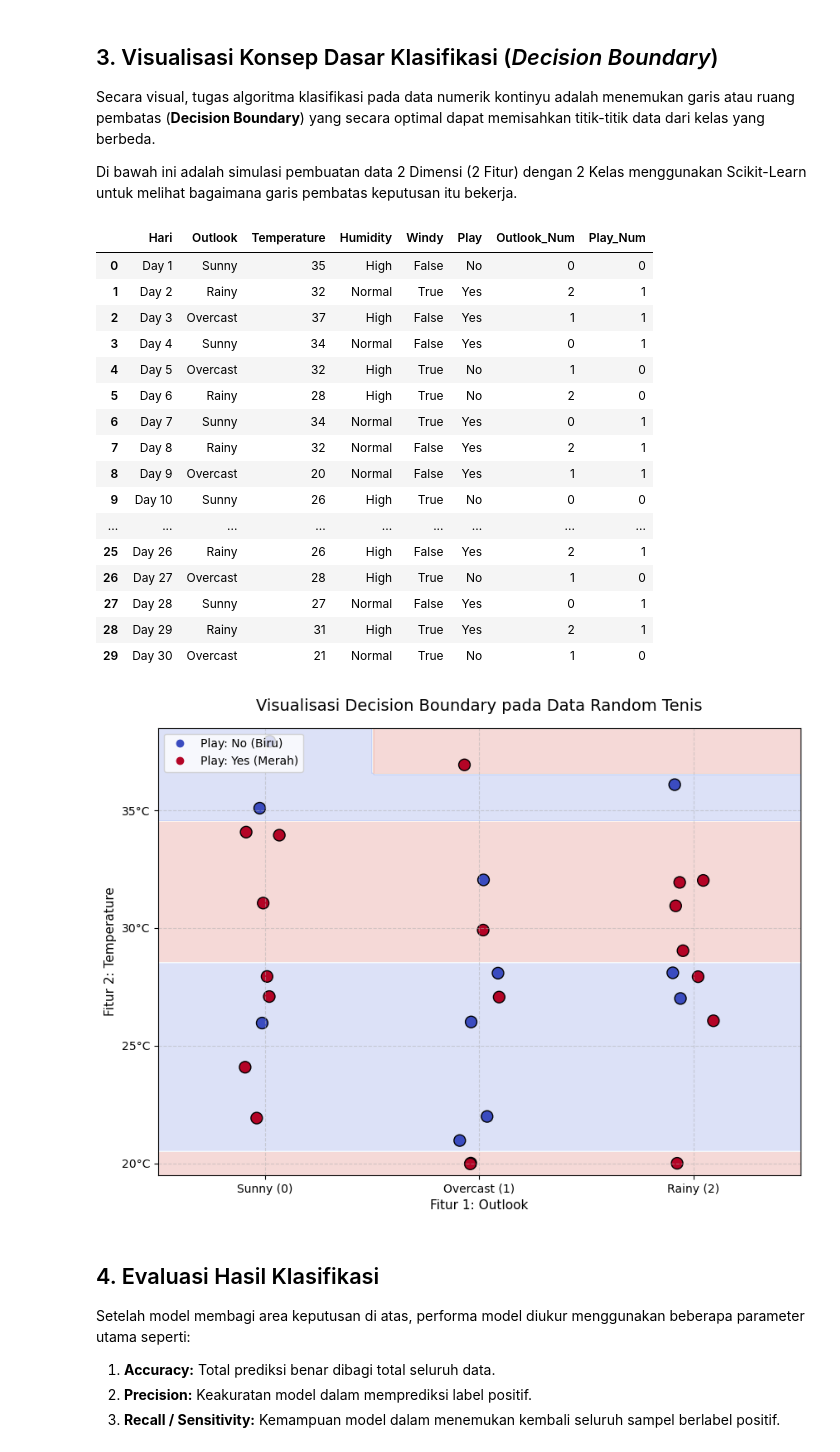
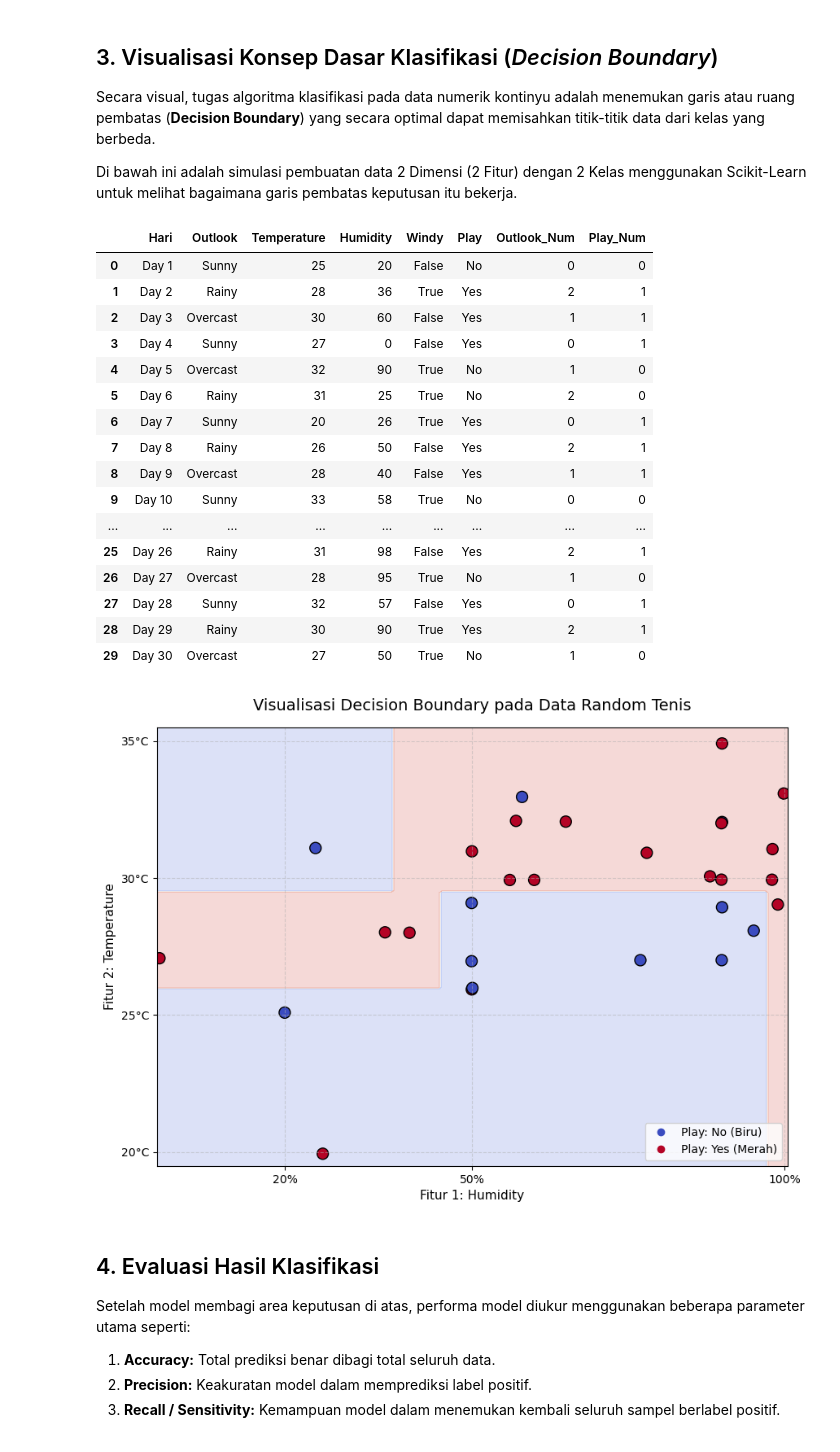
Before and after one commit to HasyaFerdiansyahNR20/2026_class, a Jupyter notebook: data-mining/course2-classification.ipynb, the cells around one changed output. Cells and saved outputs as stored; diff of their text form; code cells hidden in the pictures.

```diff
--- a/data-mining/course2-classification.ipynb
+++ b/data-mining/course2-classification.ipynb
@@ -22,8 +22,9 @@ import numpy as np
 data_random = {
     'Hari': [f'Day {i}' for i in range(1, 31)], # ditambah menjadi 30 hari
     'Outlook': ['Sunny', 'Rainy', 'Overcast', 'Sunny', 'Overcast', 'Rainy', 'Sunny', 'Rainy', 'Overcast', 'Sunny', 'Rainy', 'Overcast', 'Sunny', 'Rainy', 'Overcast', 'Sunny', 'Rainy', 'Overcast', 'Sunny', 'Overcast', 'Rainy', 'Sunny', 'Rainy', 'Overcast', 'Sunny', 'Rainy', 'Overcast', 'Sunny', 'Rainy', 'Overcast'],
-    'Temperature': [np.random.randint(20, 40) for _ in range(30)], # ditambah menjadi 30 hari
-    'Humidity': ['High', 'Normal', 'High', 'Normal', 'High', 'High', 'Normal', 'Normal', 'Normal', 'High', 'High', 'Normal', 'High', 'Normal', 'High', 'High', 'Normal', 'High', 'High', 'Normal', 'High', 'High', 'Normal', 'Normal', 'Normal', 'High', 'High', 'Normal', 'High', 'Normal'],
+    'Temperature': [25, 28, 30, 27, 32, 31, 20, 26, 28, 33, 30, 31, 32, 27, 35, 29, 29, 30, 31, 26, 32, 33, 29, 27, 30, 31, 28, 32, 30, 27], # ditambah menjadi 30 hari
+    # humidity unitnya adalah persentase
+    'Humidity': [20, 36, 60, 0, 90, 25, 26, 50, 40, 58, 56, 50, 65, 77, 90, 90, 50, 88, 78, 50, 90, 100, 99, 90, 98, 98, 95, 57, 90, 50],
     'Windy': [False, True, False, False, True, True, True, False, False, True, False, True, False, True, True, False, True, False, False, True, True, True, False, False, True, False, True, False, True, True],
     'Play': ['No', 'Yes', 'Yes', 'Yes', 'No', 'No', 'Yes', 'Yes', 'Yes', 'No', 'Yes', 'Yes', 'Yes', 'No', 'Yes', 'No', 'No', 'Yes', 'Yes', 'No', 'Yes', 'Yes', 'Yes', 'No', 'Yes', 'Yes', 'No', 'Yes', 'Yes', 'No']
 }
@@ -68,9 +69,9 @@ from sklearn.tree import DecisionTreeClassifier
 # 2. Proses Encoding: Mengubah Teks menjadi Angka Numerik
 # Kita buat mapping manual agar nilainya konsisten
 outlook_map = {'Sunny': 0, 'Overcast': 1, 'Rainy': 2}
-temp_map = {'Cool': 0, 'Mild': 1, 'Hot': 2}
+# temp_map = {'Cool': 0, 'Mild': 1, 'Hot': 2}
 play_map = {'No': 0, 'Yes': 1}
-humidity_map = {'High': 0, 'Normal': 1}
+# humidity_map = {'High': 0, 'Normal': 1}
 
 df['Outlook_Num'] = df['Outlook'].map(outlook_map)
 # df['Temp_Num'] = df['Temperature'].map(temp_map)
@@ -80,25 +81,25 @@ df['Play_Num'] = df['Play'].map(play_map)
 df
 # %% [output]
 |  | Hari | Outlook | Temperature | Humidity | Windy | Play | Outlook_Num | Play_Num |
-| 0 | Day 1 | Sunny | 35 | High | False | No | 0 | 0 |
-| 1 | Day 2 | Rainy | 32 | Normal | True | Yes | 2 | 1 |
-| 2 | Day 3 | Overcast | 37 | High | False | Yes | 1 | 1 |
-| 3 | Day 4 | Sunny | 34 | Normal | False | Yes | 0 | 1 |
-| 4 | Day 5 | Overcast | 32 | High | True | No | 1 | 0 |
-| 5 | Day 6 | Rainy | 28 | High | True | No | 2 | 0 |
-| 6 | Day 7 | Sunny | 34 | Normal | True | Yes | 0 | 1 |
-| 7 | Day 8 | Rainy | 32 | Normal | False | Yes | 2 | 1 |
-| 8 | Day 9 | Overcast | 20 | Normal | False | Yes | 1 | 1 |
-| 9 | Day 10 | Sunny | 26 | High | True | No | 0 | 0 |
+| 0 | Day 1 | Sunny | 25 | 20 | False | No | 0 | 0 |
+| 1 | Day 2 | Rainy | 28 | 36 | True | Yes | 2 | 1 |
+| 2 | Day 3 | Overcast | 30 | 60 | False | Yes | 1 | 1 |
+| 3 | Day 4 | Sunny | 27 | 0 | False | Yes | 0 | 1 |
+| 4 | Day 5 | Overcast | 32 | 90 | True | No | 1 | 0 |
+| 5 | Day 6 | Rainy | 31 | 25 | True | No | 2 | 0 |
+| 6 | Day 7 | Sunny | 20 | 26 | True | Yes | 0 | 1 |
+| 7 | Day 8 | Rainy | 26 | 50 | False | Yes | 2 | 1 |
+| 8 | Day 9 | Overcast | 28 | 40 | False | Yes | 1 | 1 |
+| 9 | Day 10 | Sunny | 33 | 58 | True | No | 0 | 0 |
 | ... | ... | ... | ... | ... | ... | ... | ... | ... |
-| 25 | Day 26 | Rainy | 26 | High | False | Yes | 2 | 1 |
-| 26 | Day 27 | Overcast | 28 | High | True | No | 1 | 0 |
-| 27 | Day 28 | Sunny | 27 | Normal | False | Yes | 0 | 1 |
-| 28 | Day 29 | Rainy | 31 | High | True | Yes | 2 | 1 |
-| 29 | Day 30 | Overcast | 21 | Normal | True | No | 1 | 0 |
+| 25 | Day 26 | Rainy | 31 | 98 | False | Yes | 2 | 1 |
+| 26 | Day 27 | Overcast | 28 | 95 | True | No | 1 | 0 |
+| 27 | Day 28 | Sunny | 32 | 57 | False | Yes | 0 | 1 |
+| 28 | Day 29 | Rainy | 30 | 90 | True | Yes | 2 | 1 |
+| 29 | Day 30 | Overcast | 27 | 50 | True | No | 1 | 0 |
 # %%
 # Kita pilih 2 fitur numerik ini sebagai X, dan Play sebagai y
-X = df[['Outlook_Num', 'Temperature']].values
+X = df[['Humidity', 'Temperature']].values
 y = df['Play_Num'].values
 
 # 3. Inisialisasi dan latih model classifier Decision Tree
@@ -113,37 +114,37 @@ xx, yy = np.meshgrid(np.linspace(x_min, x_max, 200), np.linspace(y_min, y_max, 2
 
 # Prediksi kelas untuk setiap titik pada grid
 Z = clf.predict(np.c_[xx.ravel(), yy.ravel()]).reshape(xx.shape)
 
 # 5. Plotting Hasil Visualisasi
 plt.figure(figsize=(10, 7))
 
 # Mewarnai background area keputusan (Decision Boundary)
 plt.contourf(xx, yy, Z, alpha=0.2, cmap=plt.cm.coolwarm)
 
 # Menggambar scatter plot titik data asli dengan sedikit 'jitter' (pergeseran acak)
 # agar titik yang menumpuk di angka yang sama bisa terlihat menyebar
 np.random.seed(42)
 X_jitter = X + np.random.uniform(-0.1, 0.1, size=X.shape)
 scatter = plt.scatter(X_jitter[:, 0], X_jitter[:, 1], c=y, edgecolors='k', cmap=plt.cm.coolwarm, s=100)
 
 # Pengaturan Grafis Sumbu & Label
 plt.title("Visualisasi Decision Boundary pada Data Random Tenis", fontsize=14, pad=15)
 
 # Mengubah angka di sumbu X dan Y kembali menjadi label teks agar mudah dibaca
-plt.xticks(ticks=[0, 1, 2], labels=['Sunny (0)', 'Overcast (1)', 'Rainy (2)'])
+plt.xticks(ticks=[20, 50, 100], labels=['20%', '50%', '100%'])
 plt.yticks(ticks=[20, 25, 30, 35], labels=['20°C', '25°C', '30°C', '35°C'])
 
-plt.xlabel("Fitur 1: Outlook", fontsize=11)
+plt.xlabel("Fitur 1: Humidity", fontsize=11)
 plt.ylabel("Fitur 2: Temperature", fontsize=11)
 plt.grid(True, linestyle='--', alpha=0.5)
 
 # Menambahkan Legenda
-plt.legend(handles=scatter.legend_elements()[0], labels=['Play: No (Biru)', 'Play: Yes (Merah)'], loc="upper left")
+plt.legend(handles=scatter.legend_elements()[0], labels=['Play: No (Biru)', 'Play: Yes (Merah)'], loc="lower right")
 
 
 plt.show()
 # %% [output]
-[figure, old version]
+[figure, new version]
 # %% [markdown]
 ## 4. Evaluasi Hasil Klasifikasi
 
```
Also changed, not shown: parts of 4 cells of this notebook.
